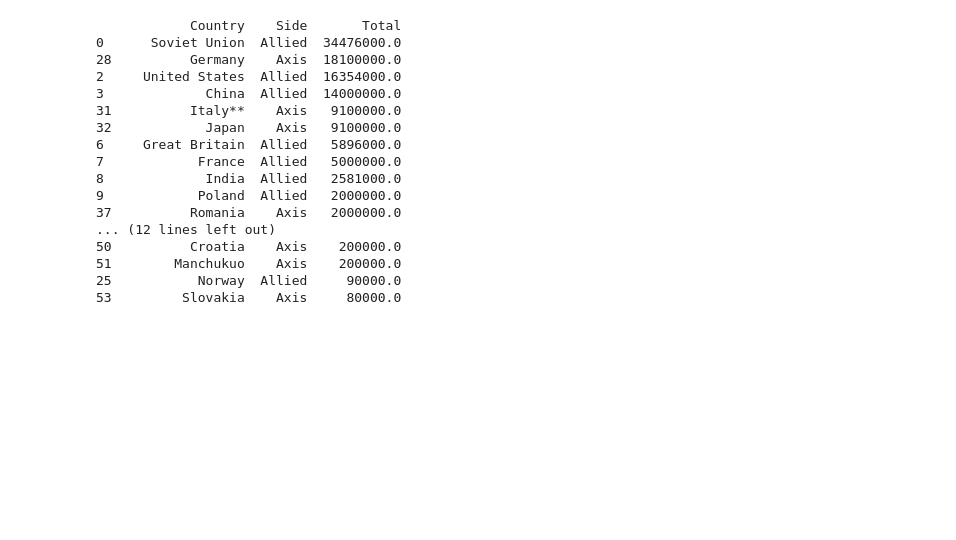
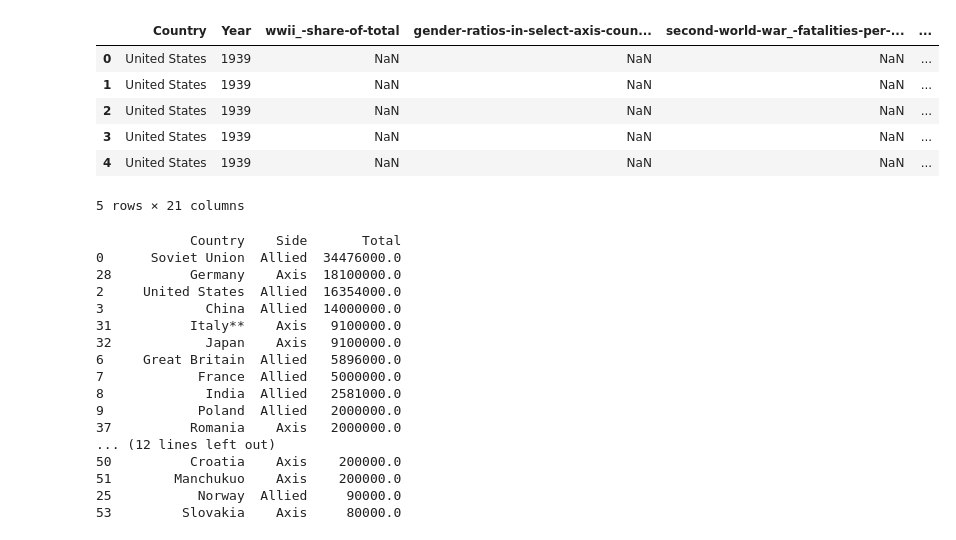
Before and after one commit to henrygit2001/FinalProject512, a Jupyter notebook: WW2.ipynb, the cells around one changed output. Saved outputs shown, nothing was run; the diff lists cells and outputs as text; code cells hidden in the pictures; blank space fills up the shorter version.

```diff
--- a/WW2.ipynb
+++ b/WW2.ipynb
@@ -63,3 +63,75 @@ combo.head(30)
+# %%
+# Not included: Axis gender ratio, equipment
+other_dfs = []
+
+ww2sub = pd.read_excel('statistic_id1261433_gender-ratios-in-select-countries-after-the-second-world-war-1950.xlsx',sheet_name='Data',skiprows=4)
+ww2sub.columns = ww2sub.columns.str.replace('Unnamed: 1', 'Country')
+ww2sub.columns = ww2sub.columns.str.replace('Unnamed: 2', 'GenderRatio')
+ww2sub = ww2sub.loc[:,'Country':]
+other_dfs.append(ww2sub)
+
+# ww2sub = pd.read_excel('statistic_id1261538_gender-ratios-in-select-axis-countries-after-the-second-world-war-1950-by-age.xlsx',sheet_name='Data',skiprows=4)
+# ww2sub.columns = ww2sub.columns.str.replace('Unnamed: 1', 'Age')
+# ww2sub.columns = ww2sub.columns.str.replace('Unnamed: 2', 'GenderRatio')
+# ww2sub = ww2sub.loc[:,'Age':]
+# ww2sub = ww2sub.melt(id_vars=['Age'], var_name="Country", value_name='GenderRatio')
+# ww2sub =  ww2sub.groupby('Country').sum(numeric_only=True).reset_index()
+
+
+ww2sub = pd.read_excel('statistic_id1293510_second-world-war_-fatalities-per-country-1939-1945.xlsx',sheet_name='Data',skiprows=4)
+ww2sub.columns = ww2sub.columns.str.replace('Unnamed: 1', 'Country')
+ww2sub = ww2sub.loc[:,'Country':'Civilian']
+ww2sub.columns = ww2sub.columns.str.replace('Military', 'MilitaryLoss')
+ww2sub.columns = ww2sub.columns.str.replace('Civilian', 'CivilianLoss')
+other_dfs.append(ww2sub)
+
+ww2sub = pd.read_excel('statistic_id1333819_wwii_-pre-war-populations-of-selected-allied-and-axis-countries-and-territories-1938.xlsx',sheet_name='Data',skiprows=4)
+ww2sub.columns = ww2sub.columns.str.replace('Unnamed: 1', 'Country')
+ww2sub = ww2sub.loc[:,'Country':'Overseas colonies']
+ww2sub = ww2sub.melt(id_vars=['Country'], var_name="Cat", value_name='PreWarPop')
+ww2sub = ww2sub.loc[:,['Country','PreWarPop']]
+other_dfs.append(ww2sub)
+
+ww2sub = pd.read_excel('statistic_id1342260_wwii_-number-of-people-mobilized-by-selected-countries-1937-1945.xlsx',sheet_name='Data',skiprows=4)
+ww2sub.columns = ww2sub.columns.str.replace('Unnamed: 1', 'Country')
+ww2sub = ww2sub.loc[:,'Country':]
+ww2sub = ww2sub.melt(id_vars=['Country'], var_name="Side", value_name='TotalMobil')
+ww2sub = ww2sub.dropna()
+other_dfs.append(ww2sub)
+
+ww2sub = pd.read_excel('statistic_id1342462_wwii_-share-of-the-male-population-mobilized-by-selected-countries-1937-1945.xlsx',sheet_name='Data',skiprows=4)
+ww2sub.columns = ww2sub.columns.str.replace('Unnamed: 1', 'Country')
+ww2sub = ww2sub.loc[:,'Country':'Axis']
+ww2sub = ww2sub.melt(id_vars=['Country'], var_name="Side", value_name='ShareMaleMob')
+ww2sub = ww2sub.dropna()
+ww2sub = ww2sub.loc[:,['Country','ShareMaleMob']]
+other_dfs.append(ww2sub)
+
+ww2sub = pd.read_excel('statistic_id1351474_wwii_-share-of-civilian-and-military-fatalities-1939-1945-by-country.xlsx',sheet_name='Data',skiprows=4)
+ww2sub.columns = ww2sub.columns.str.replace('Unnamed: 1', 'Country')
+ww2sub = ww2sub.loc[:,'Country':'Civilian']
+ww2sub.columns = ww2sub.columns.str.replace('Military', 'MilitaryLossShare')
+ww2sub.columns = ww2sub.columns.str.replace('Civilian', 'CivilianLossShare')
+other_dfs.append(ww2sub)
+
+ww2sub = pd.read_excel('statistic_id1351638_wwii_-share-of-total-population-lost-per-country-1939-1945.xlsx',sheet_name='Data',skiprows=4)
+ww2sub.columns = ww2sub.columns.str.replace('Unnamed: 1', 'Country')
+ww2sub = ww2sub.loc[:,'Country':'World']
+ww2sub = ww2sub.melt(id_vars=['Country'], var_name="Cat", value_name='PercTotalLost')
+ww2sub = ww2sub.loc[:,['Country','PercTotalLost']]
+other_dfs.append(ww2sub)
+
+for i in range(0,len(other_dfs)):
+    combo = pd.merge(combo, other_dfs[i], on=['Country'])
+combo.head(5)
+# %% [output]
+|  | Country | Year | wwii_-share-of-total | gender-ratios-in-select-axis-coun... | second-world-war_-fatalities-per-... | ... |
+| 0 | United States | 1939 | NaN | NaN | NaN | ... |
+| 1 | United States | 1939 | NaN | NaN | NaN | ... |
+| 2 | United States | 1939 | NaN | NaN | NaN | ... |
+| 3 | United States | 1939 | NaN | NaN | NaN | ... |
+| 4 | United States | 1939 | NaN | NaN | NaN | ... |
+5 rows × 21 columns
 # %%
 ww2 = pd.read_excel('statistic_id1342260_wwii_-number-of-people-mobilized-by-selected-countries-1937-1945.xlsx',sheet_name='Data',skiprows=4)
 ww2.columns = ww2.columns.str.replace('Unnamed: 1', 'Country')
```
Also changed, not shown: parts of 2 cells of this notebook.
